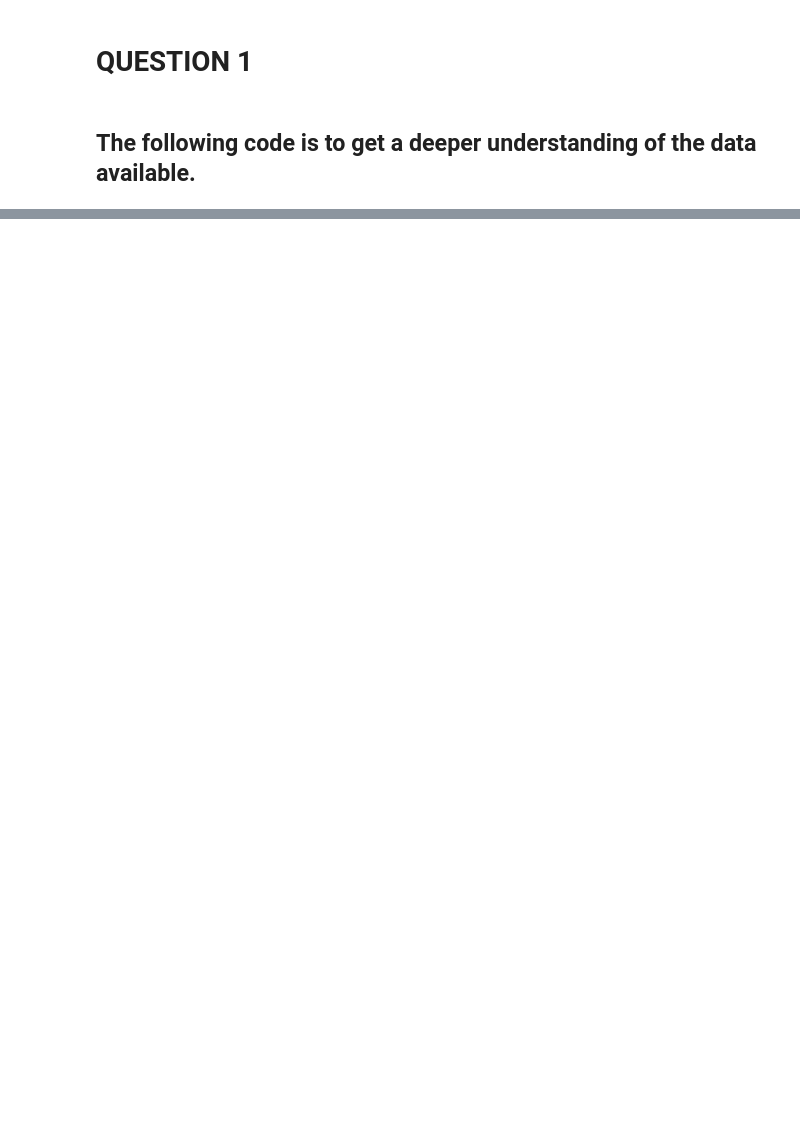
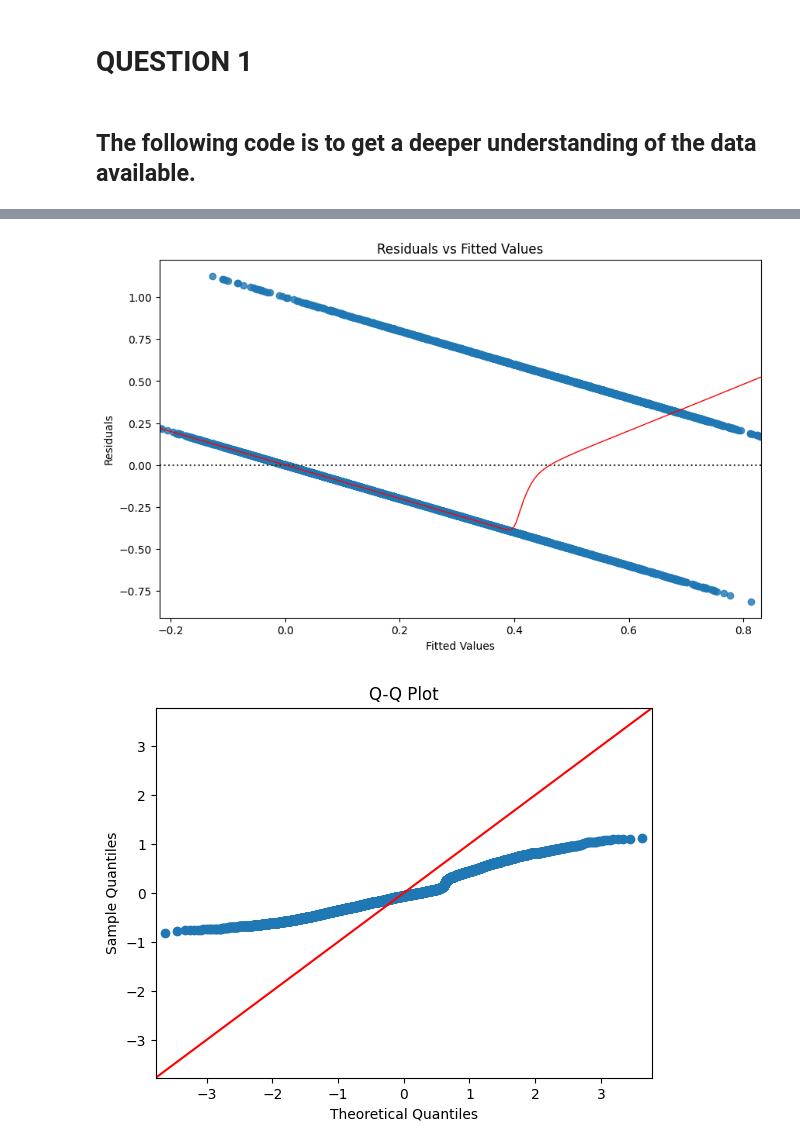
Before and after one commit to ag826/AIPI590_XAI_F25, a Jupyter notebook: AIPI509_XAI_.ipynb, the cells around one changed output, grey strips where cells are left out. Cells and saved outputs as stored; diff of their text form; code cells hidden in the pictures; blank space fills up the shorter version.

```diff
--- a/AIPI509_XAI_.ipynb
+++ b/AIPI509_XAI_.ipynb
@@ -276,0 +134,20 @@ ModuleNotFoundError: No module named 'pygam'
+# %%
+categorical_features.append("Churn")
+df_dummies = pd.get_dummies(df[categorical_features], drop_first=True).astype(int)
+
+df_final = pd.concat([df[numeric_features], df_dummies], axis=1)
+
+target = "Churn_Yes"
+X_vars = df_final.drop(columns=[target])
+y_var = df_final[target]
+
+X_vars = sm.add_constant(X_vars)
+
+vif_df = pd.DataFrame({
+    "feature": X_vars.columns,
+    "VIF": [variance_inflation_factor(X_vars.values, idx) for idx in range(X_vars.shape[1])]
+})
+
+linear_model = sm.OLS(y_var, X_vars).fit()
+
+print(linear_model.summary())
@@ -276,0 +172,16 @@ ModuleNotFoundError: No module named 'pygam'
+# %%
+
+plt.figure(figsize=(10, 6))
+sns.residplot(x=linear_model.fittedvalues, y=linear_model.resid, lowess=True,
+              line_kws={"color": "red", "lw": 1})
+plt.xlabel("Fitted Values")
+plt.ylabel("Residuals")
+plt.title("Residuals vs Fitted Values")
+plt.show()
+
+sm.qqplot(linear_model.resid, line="45")
+plt.title("Q-Q Plot")
+plt.show()
+# %% [output]
+[figure, added]
+[figure, added]
```
Also changed, not shown: parts of 20 cells of this notebook.
